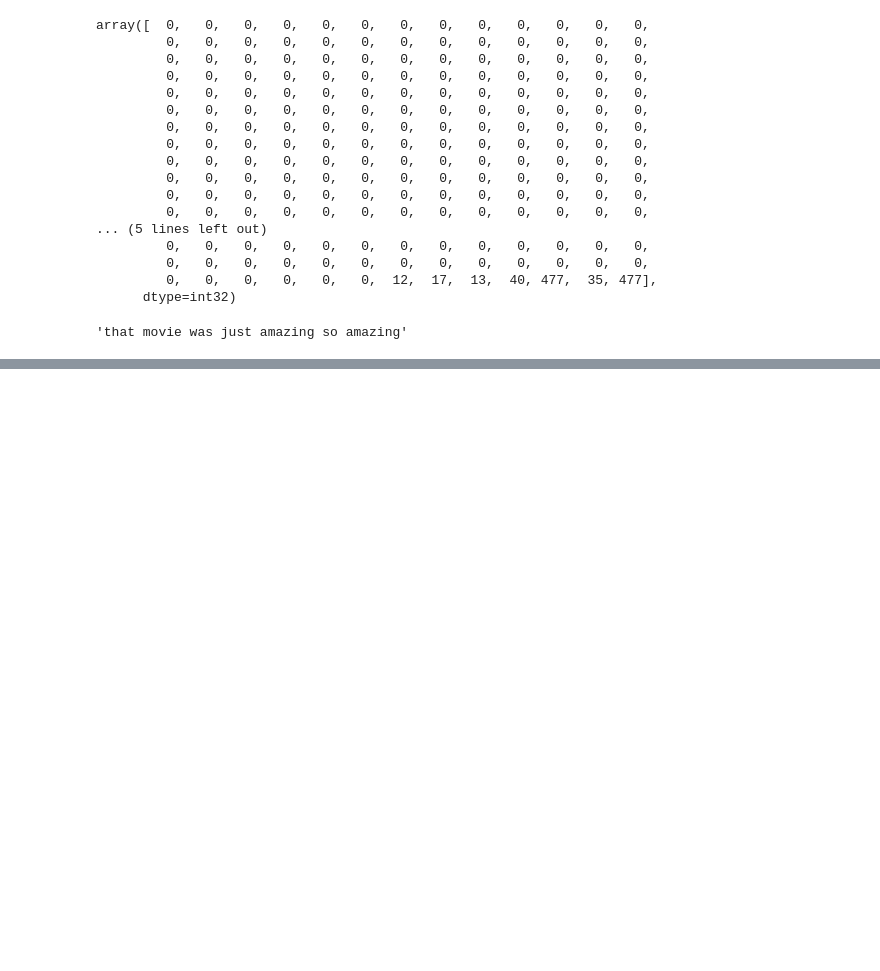
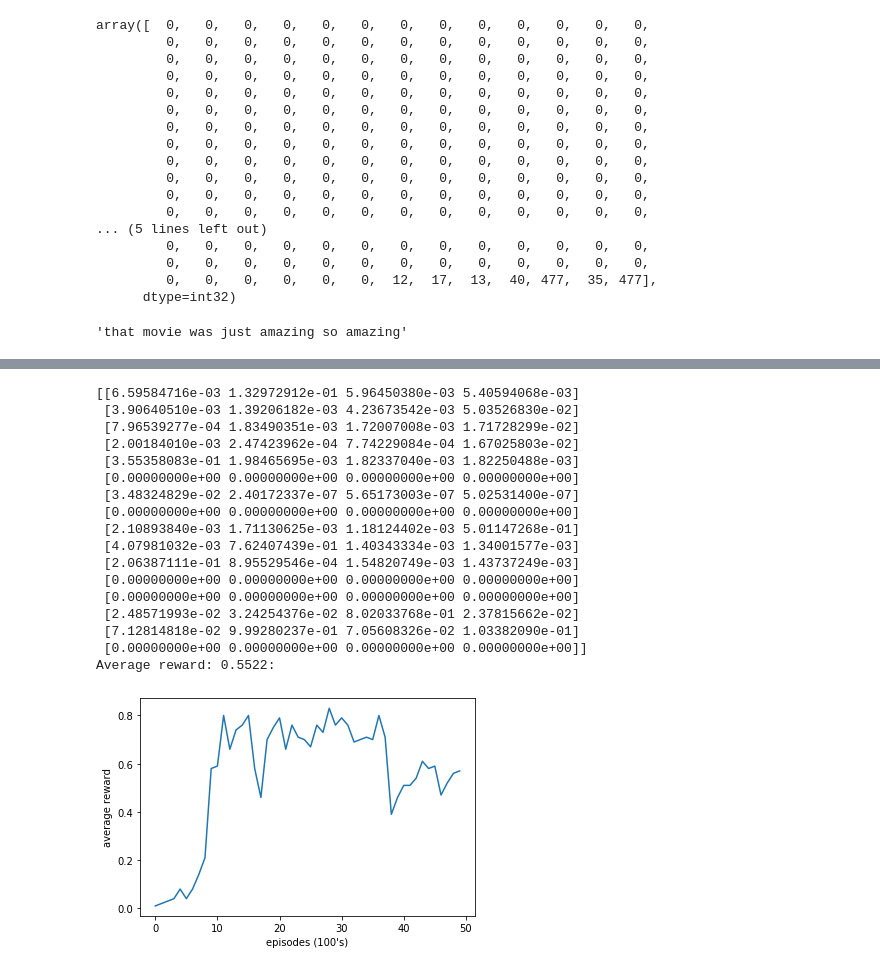
Before and after one commit to ABoghi/TensorFlowProj, a Jupyter notebook: exercise_nb.ipynb, the cells around one changed output, grey strips where cells are left out. Saved outputs shown, nothing was run; the diff lists cells and outputs as text; code cells hidden in the pictures; blank space fills up the shorter version.

```diff
--- a/exercise_nb.ipynb
+++ b/exercise_nb.ipynb
@@ -525,0 +526,2 @@ The review is negative ([0.3085082] accuracy)
+# %%
+dataset, vocab = mtf.play_generator()
@@ -525,0 +547,2 @@ The review is negative ([0.3085082] accuracy)
+# %%
+model, data = mtf.training_batches_play_generator(dataset, vocab)
@@ -525,0 +584,2 @@ The review is negative ([0.3085082] accuracy)
+# %%
+model, history = mtf.train_play(model, data, epochs = 2)
@@ -525,0 +635,21 @@ The review is negative ([0.3085082] accuracy)
+# %%
+Q = mtf.q_learning_setup(EPISODES = 5000, RENDER = False)
+# %% [output]
+[[6.59584716e-03 1.32972912e-01 5.96450380e-03 5.40594068e-03]
+ [3.90640510e-03 1.39206182e-03 4.23673542e-03 5.03526830e-02]
+ [7.96539277e-04 1.83490351e-03 1.72007008e-03 1.71728299e-02]
+ [2.00184010e-03 2.47423962e-04 7.74229084e-04 1.67025803e-02]
+ [3.55358083e-01 1.98465695e-03 1.82337040e-03 1.82250488e-03]
+ [0.00000000e+00 0.00000000e+00 0.00000000e+00 0.00000000e+00]
+ [3.48324829e-02 2.40172337e-07 5.65173003e-07 5.02531400e-07]
+ [0.00000000e+00 0.00000000e+00 0.00000000e+00 0.00000000e+00]
+ [2.10893840e-03 1.71130625e-03 1.18124402e-03 5.01147268e-01]
+ [4.07981032e-03 7.62407439e-01 1.40343334e-03 1.34001577e-03]
+ [2.06387111e-01 8.95529546e-04 1.54820749e-03 1.43737249e-03]
+ [0.00000000e+00 0.00000000e+00 0.00000000e+00 0.00000000e+00]
+ [0.00000000e+00 0.00000000e+00 0.00000000e+00 0.00000000e+00]
+ [2.48571993e-02 3.24254376e-02 8.02033768e-01 2.37815662e-02]
+ [7.12814818e-02 9.99280237e-01 7.05608326e-02 1.03382090e-01]
+ [0.00000000e+00 0.00000000e+00 0.00000000e+00 0.00000000e+00]]
+Average reward: 0.5522:
+[figure, added]
```
Also changed, not shown: parts of 10 cells of this notebook, 1 other file.
